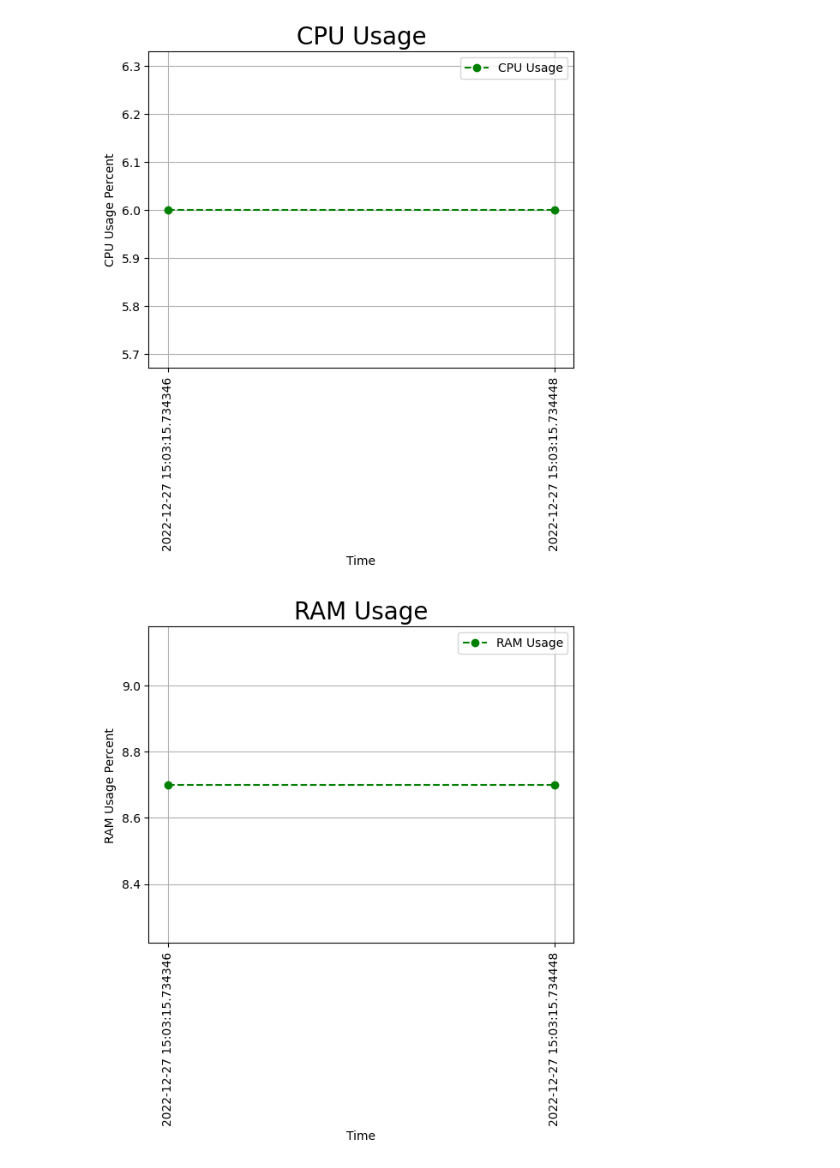
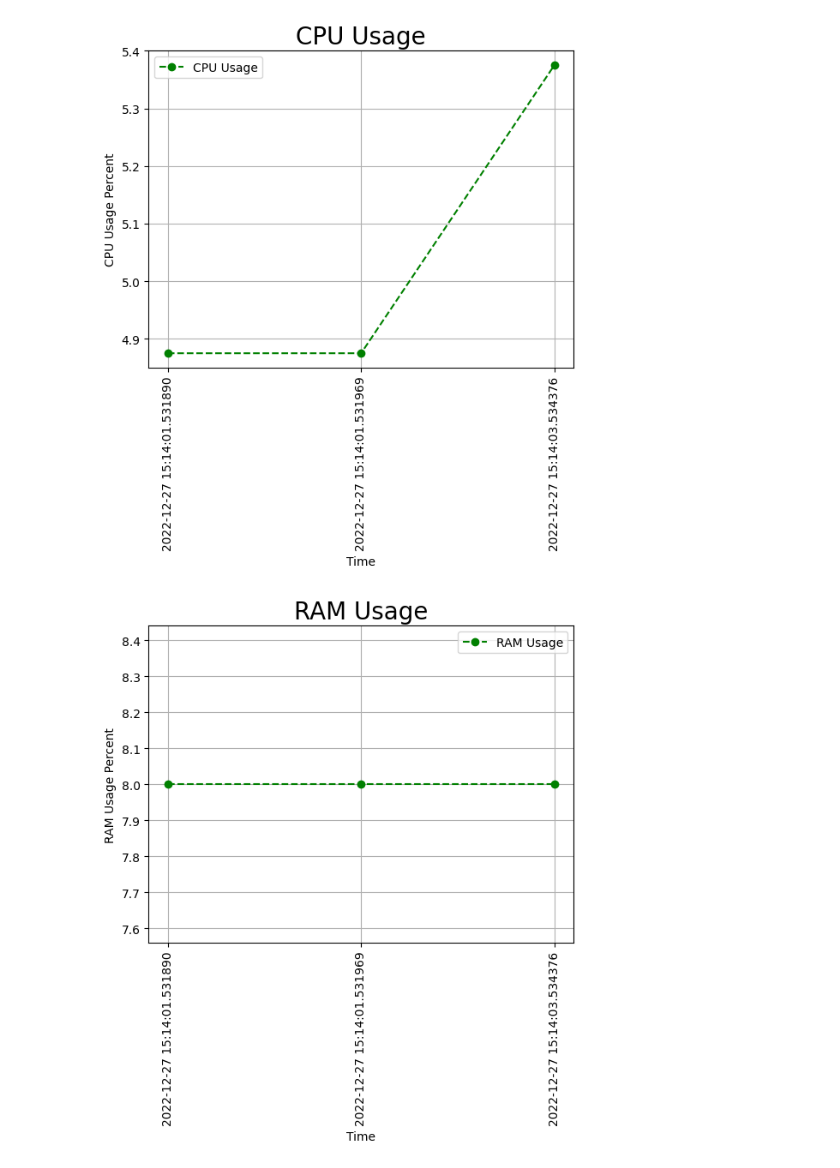
Before and after one commit to hari0409/Linux-Process-Monitor, a Jupyter notebook: plot.ipynb, the cells around one changed output. Saved outputs shown, nothing was run; the diff lists cells and outputs as text; code cells hidden in the pictures.

```diff
--- a/plot.ipynb
+++ b/plot.ipynb
@@ -45,7 +45,7 @@ def plot(pid):
     plot_cpu(pid)
     plot_ram(pid)
 # %%
-plot(40226)
+plot(42860)
 # %% [output]
-[figure, old version]
+[figure, new version]
-[figure, old version]
+[figure, new version]
```
Also changed, not shown: 4 other files.
